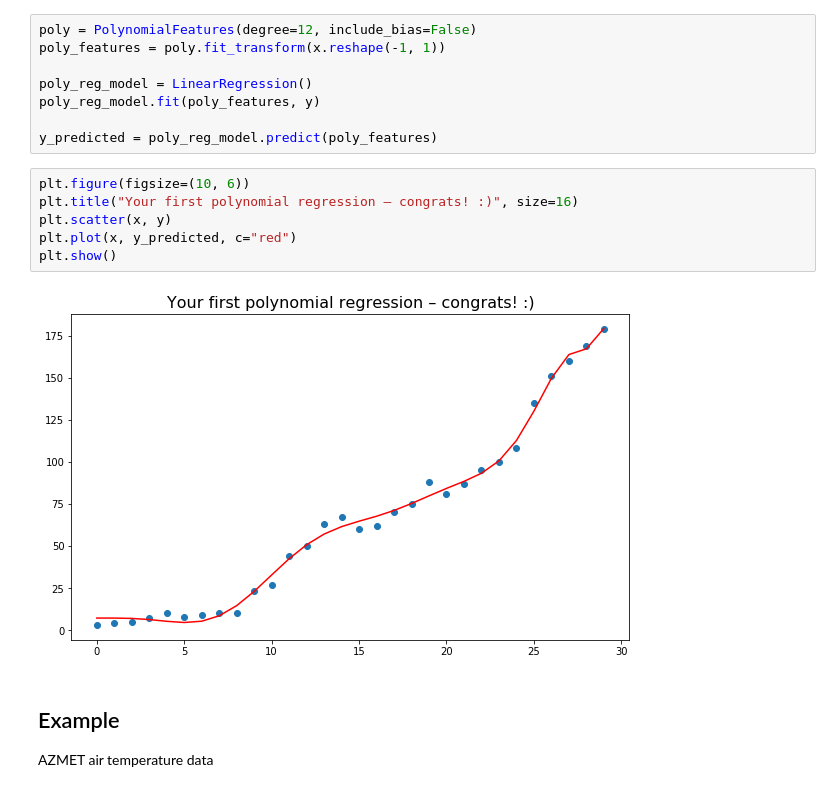
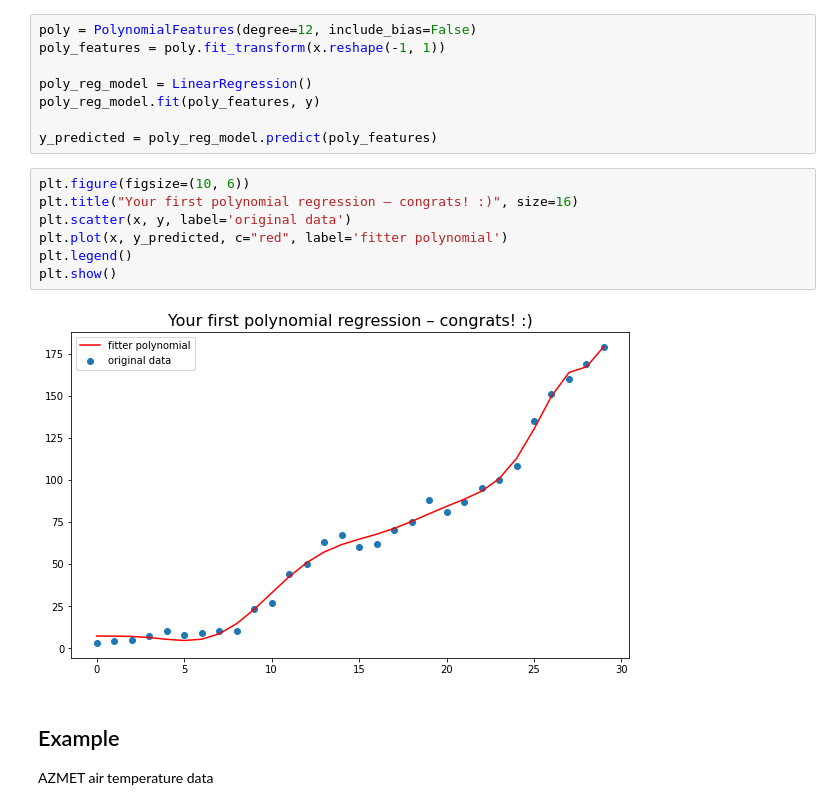
Before and after one commit to phytooracle/AG2PI_Introduction_to_Scientific_Computing, a Jupyter notebook: session2/MachineLearningSection/notebook.ipynb, the cells around one changed output. Drawn from its saved outputs; the diff is of its cells as text.

```diff
--- a/session2/MachineLearningSection/notebook.ipynb
+++ b/session2/MachineLearningSection/notebook.ipynb
@@ -129,11 +130,12 @@ y_predicted = poly_reg_model.predict(poly_features)
 # %%
 plt.figure(figsize=(10, 6))
 plt.title("Your first polynomial regression – congrats! :)", size=16)
-plt.scatter(x, y)
-plt.plot(x, y_predicted, c="red")
+plt.scatter(x, y, label='original data')
+plt.plot(x, y_predicted, c="red", label='fitter polynomial')
+plt.legend()
 plt.show()
 # %% [output]
-[figure, old version]
+[figure, new version]
 # %% [markdown]
 ## Example
 
```
Also changed, not shown: parts of 5 cells of this notebook.
